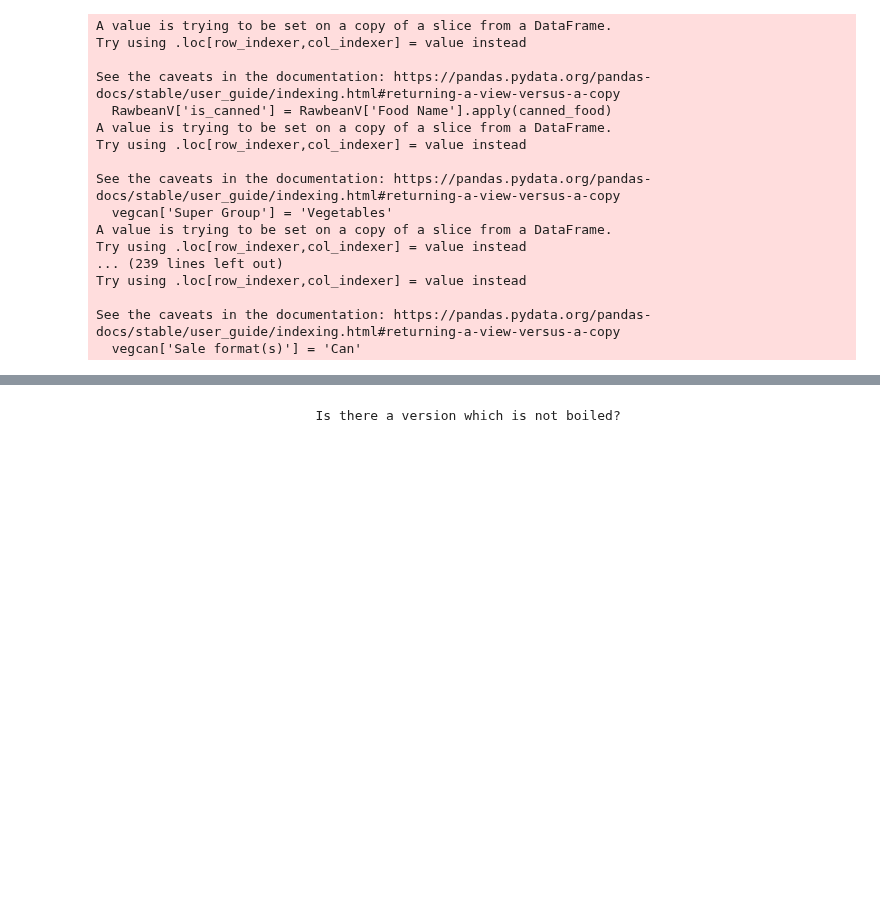
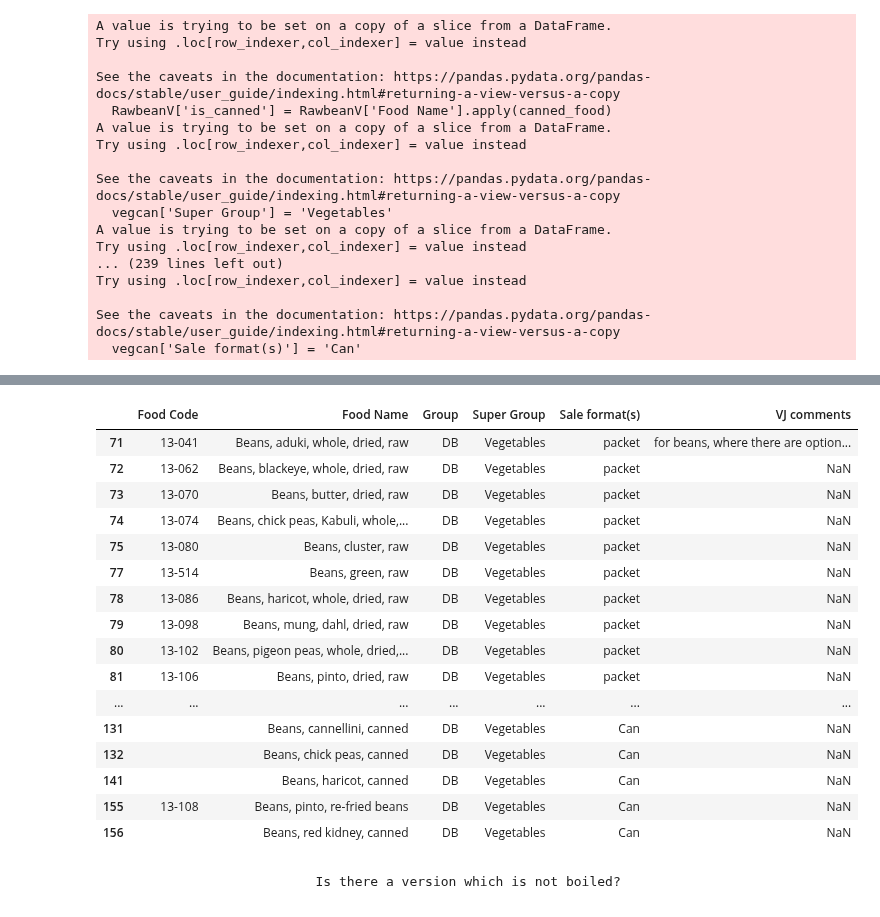
Before and after one commit to elliotkarikari/Product_Weight_Project, a Jupyter notebook: Jupter_notebooks/Standardising_Dataset/Building Product Weights Table.ipynb, the cells around one changed output, grey strips where cells are left out. Saved outputs shown, nothing was run; the diff lists cells and outputs as text; code cells hidden in the pictures; blank space fills up the shorter version.

Commit message:
Cleaning Reduced list

```diff
--- a/Jupter_notebooks/Standardising_Dataset/Building Product Weights Table.ipynb
+++ b/Jupter_notebooks/Standardising_Dataset/Building Product Weights Table.ipynb
@@ -14,7 +14,7 @@ Raw_List = pd.read_csv(r'C:\Users\medekar\Desktop\Product_Weight_Project\Data\Ra
 # %% [markdown]
         Reduced List
 # %%
-Red_List = pd.read_csv(r'C:\Users\medekar\Desktop\Product_Weight_Project\Data\Processed\1PReduced_Labelling2021.csv')
+Red_List = pd.read_csv(r'C:\Users\medekar\Desktop\Product_Weight_Project\Data\Processed\Reduced Total\RedLab2021_withComments.csv')
 Red_List
 # %% [output]
 |  | Unnamed: 0 | Food Code | Food Name | Group | Super Group | Sale format(s) | VJ comments |
@@ -291,7 +273,7 @@ Find all canned beans.
 for canned in RawbeanV:
 
     # Create a lambda function that matches strings with the word "canned" in them
-    canned_food = lambda x: re.search(r"\b(beans|canned|tomatoe)\b", x)
+    canned_food = lambda x: re.search(r"(beans|canned)\b", x)
 
     # Apply the lambda function to the `Food Name` column and get the boolean values
     RawbeanV['is_canned'] = RawbeanV['Food Name'].apply(canned_food)
@@ -346,5 +328,4 @@ Try using .loc[row_indexer,col_indexer] = value instead
 See the caveats in the documentation: https://pandas.pydata.org/pandas-docs/stable/user_guide/indexing.html#returning-a-view-versus-a-copy
   vegcan['Sale format(s)'] = 'Can'
 # %%
-for bean in Red_List:
-    print(Red_List['Food Name'].str.startswith('Beans'))
+BeanCan = Red_List[Red_List['Food Name'].str.startswith('Beans')]
@@ -368,0 +337,3 @@ Name: Food Name, Length: 594, dtype: bool
+# %%
+#Beans, edamame, frozen, boiled in unsalted water
+BeanCan.drop(76, axis=0 , inplace=True)
@@ -369,3 +368,23 @@ Name: Food Name, Length: 594, dtype: bool
+# %%
+BeanCan
+# %% [output]
+|  | Food Code | Food Name | Group | Super Group | Sale format(s) | VJ comments |
+| 71 | 13-041 | Beans, aduki, whole, dried, raw | DB | Vegetables | packet | for beans, where there are option... |
+| 72 | 13-062 | Beans, blackeye, whole, dried, raw | DB | Vegetables | packet | NaN |
+| 73 | 13-070 | Beans, butter, dried, raw | DB | Vegetables | packet | NaN |
+| 74 | 13-074 | Beans, chick peas, Kabuli, whole,... | DB | Vegetables | packet | NaN |
+| 75 | 13-080 | Beans, cluster, raw | DB | Vegetables | packet | NaN |
+| 77 | 13-514 | Beans, green, raw | DB | Vegetables | packet | NaN |
+| 78 | 13-086 | Beans, haricot, whole, dried, raw | DB | Vegetables | packet | NaN |
+| 79 | 13-098 | Beans, mung, dahl, dried, raw | DB | Vegetables | packet | NaN |
+| 80 | 13-102 | Beans, pigeon peas, whole, dried,... | DB | Vegetables | packet | NaN |
+| 81 | 13-106 | Beans, pinto, dried, raw | DB | Vegetables | packet | NaN |
+| ... | ... | ... | ... | ... | ... | ... |
+| 131 |  | Beans, cannellini, canned | DB | Vegetables | Can | NaN |
+| 132 |  | Beans, chick peas, canned | DB | Vegetables | Can | NaN |
+| 141 |  | Beans, haricot, canned | DB | Vegetables | Can | NaN |
+| 155 | 13-108 | Beans, pinto, re-fried beans | DB | Vegetables | Can | NaN |
+| 156 |  | Beans, red kidney, canned | DB | Vegetables | Can | NaN |
 # %% [markdown]
                               Is there a version which is not boiled?
 # %%
```
Also changed, not shown: parts of 6 cells of this notebook.
